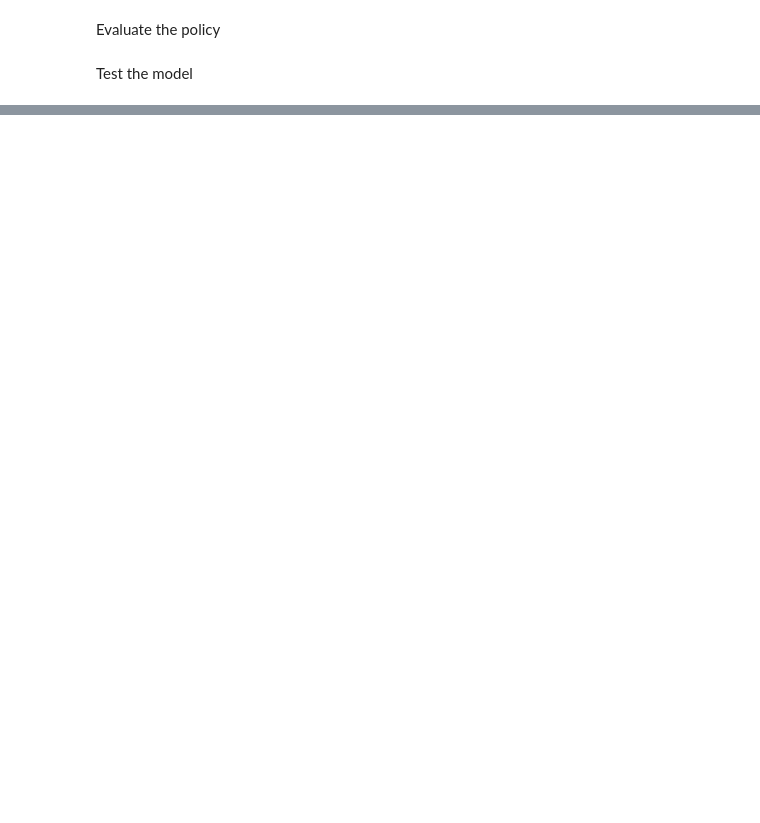
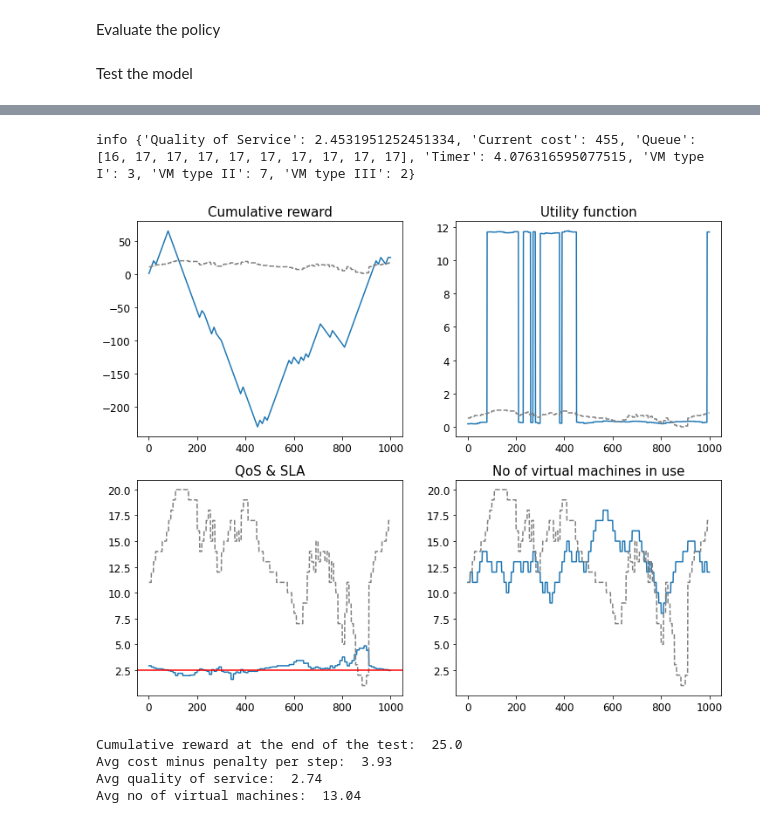
Before and after one commit to dkapczynska/Resource_management_RL, a Jupyter notebook: 03. Proximal Policy Optimization Algorithm.ipynb, the cells around one changed output, grey strips where cells are left out. Cells and saved outputs as stored; diff of their text form; code cells hidden in the pictures; blank space fills up the shorter version.

```diff
--- a/03. Proximal Policy Optimization Algorithm.ipynb
+++ b/03. Proximal Policy Optimization Algorithm.ipynb
@@ -123,0 +133,10 @@ Avg no of virtual machines:  12.0
+# %%
+SCENARIO = 'Environment/Scenarios/test_scenario_4_PPO.txt'
+test_model(SLA, VM_TYPE1, VM_TYPE2, VM_TYPE3, STEPS, SCENARIO, PENALTY, ALPHA, BETA, model)
+# %% [output]
+info {'Quality of Service': 2.4531951252451334, 'Current cost': 455, 'Queue': [16, 17, 17, 17, 17, 17, 17, 17, 17, 17], 'Timer': 4.076316595077515, 'VM type I': 3, 'VM type II': 7, 'VM type III': 2}
+[figure, added]
+Cumulative reward at the end of the test:  25.0
+Avg cost minus penalty per step:  3.93
+Avg quality of service:  2.74
+Avg no of virtual machines:  13.04
```
Also changed, not shown: parts of 14 cells of this notebook.
